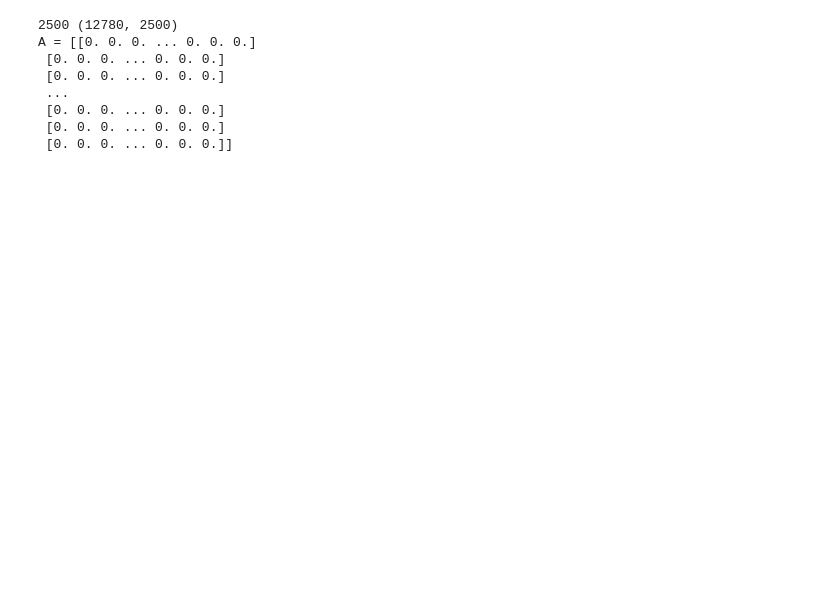
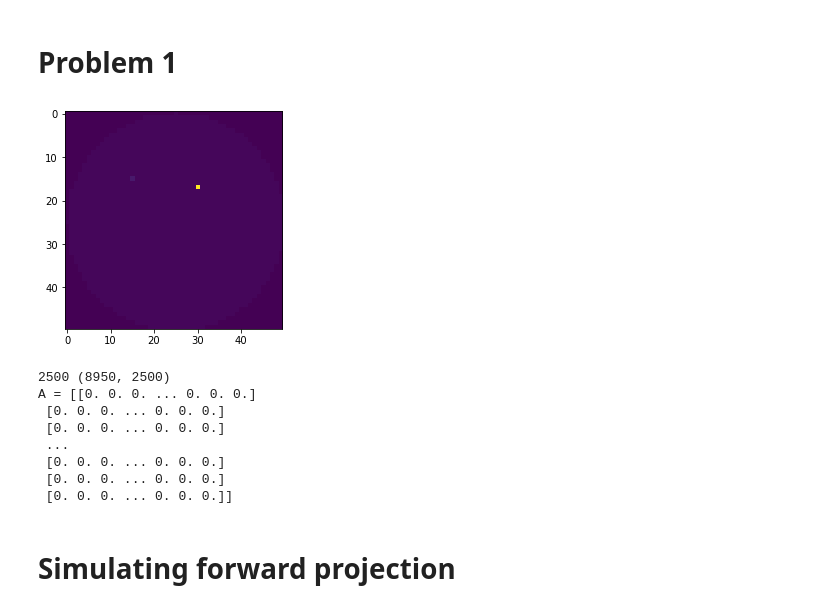
Before and after one commit to npeuker/MathModellingDTU, a Jupyter notebook: Exam Project/inital_data.ipynb, the cells around one changed output. Drawn from its saved outputs; the diff is of its cells as text; code cells hidden in the pictures; blank space fills up the shorter version.

```diff
--- a/Exam Project/inital_data.ipynb
+++ b/Exam Project/inital_data.ipynb
@@ -9,3 +8,5 @@ path = "/Users/ninapeuker/Desktop/General_Engineering/6th semester 2023/02526 Ma
+# %%
+path = "/Users/karlfindhansen/Desktop/MathModellingDTU/Exam Project/testImage.npy"
 # %%
 im = np.load(path)
 print(im.shape)
@@ -48,13 +51,26 @@ A = [[0. 0. 0. ... 0. 0. 0.]
+# %% [markdown]
+# Problem 1
+# %%
+# make the resolution of im to 50 x 50
+resized_im = im[::100,::100]
+plt.imshow(resized_im)
+plt.show()
+
+#save resized im
+np.save('resized_im', resized_im)
+# %% [output]
+[figure, added]
 # %%
-# Problem 1
+# calculating the A matrix
 N = 50
-[A,theta,p,d] = paralleltomo(N)
+p = 50
+theta = np.matrix(np.linspace(0,179,179))
+[A,theta,p,d] = paralleltomo(N, theta, p)
 print(np.linalg.matrix_rank(A),A.shape)
 
-
 print(f"A = {A}")
 # %% [output]
-2500 (12780, 2500)
+2500 (8950, 2500)
 A = [[0. 0. 0. ... 0. 0. 0.]
  [0. 0. 0. ... 0. 0. 0.]
  [0. 0. 0. ... 0. 0. 0.]
@@ -62,3 +78,5 @@ A = [[0. 0. 0. ... 0. 0. 0.]
  [0. 0. 0. ... 0. 0. 0.]
  [0. 0. 0. ... 0. 0. 0.]
  [0. 0. 0. ... 0. 0. 0.]]
+# %% [markdown]
+# Simulating forward projection
```
Also changed, not shown: parts of 7 cells of this notebook.
